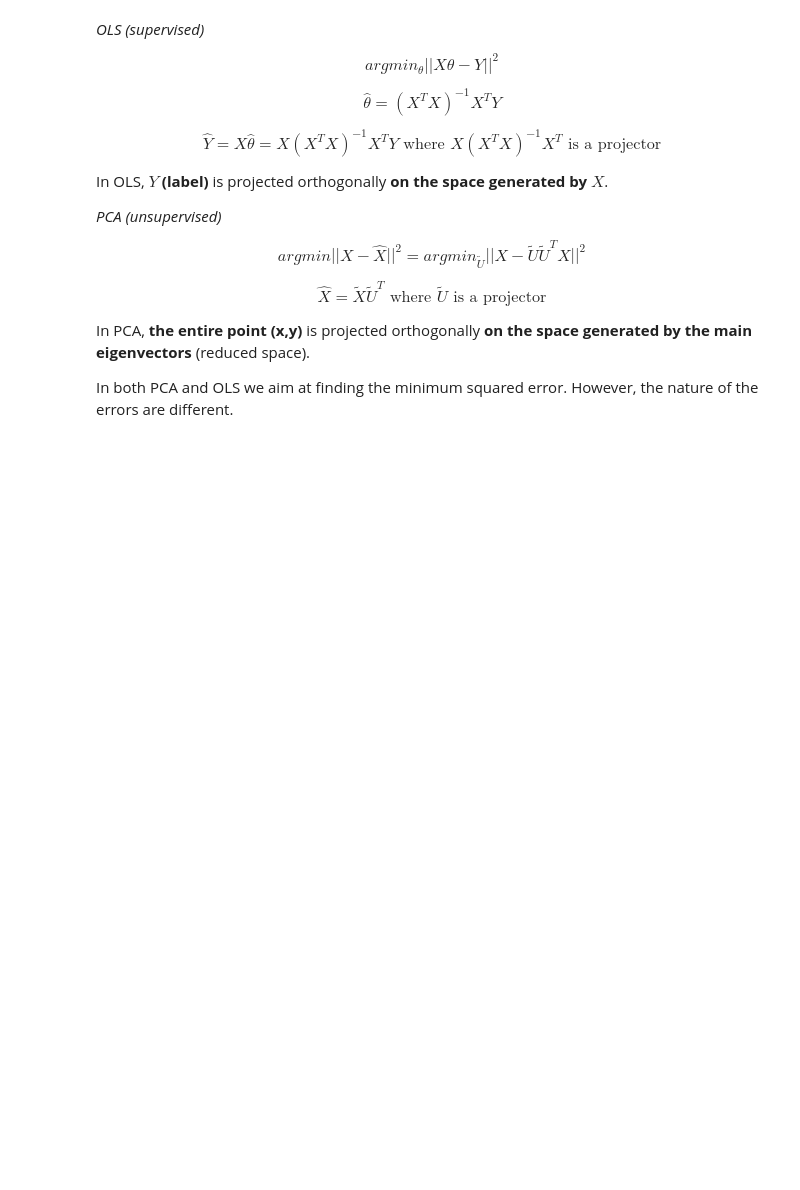
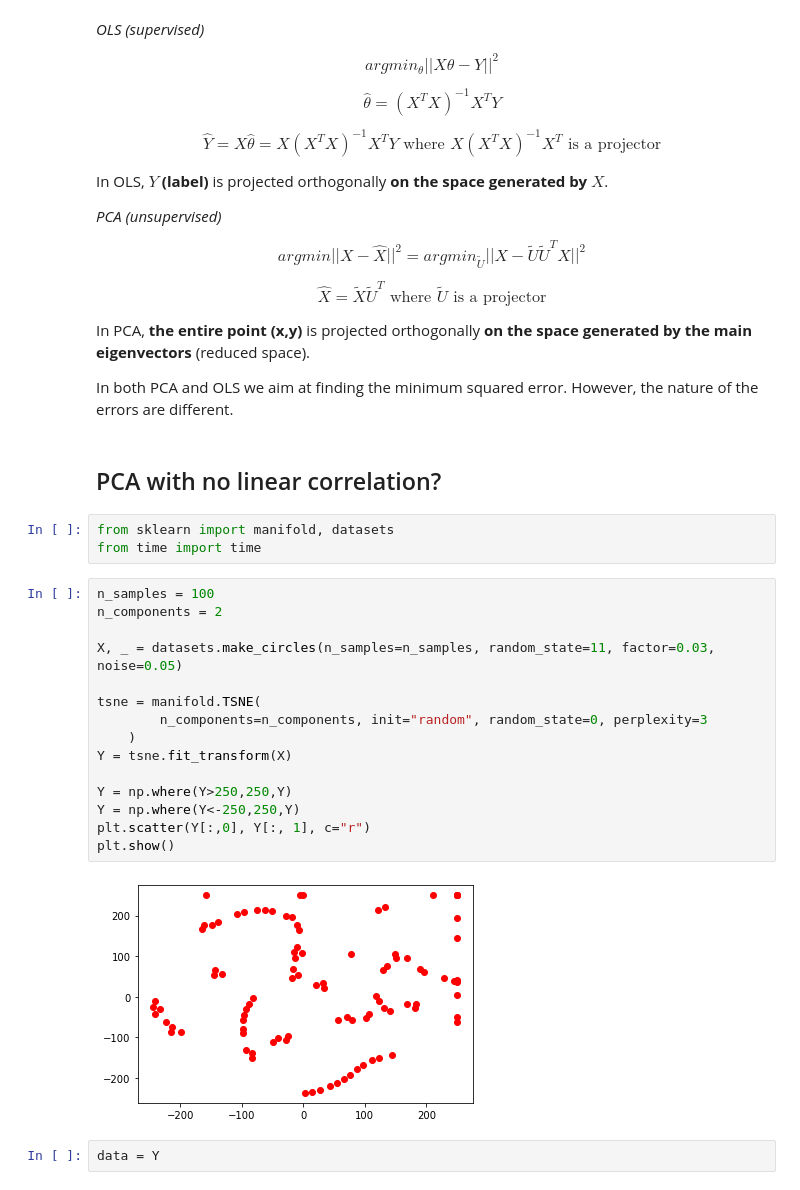
Before and after one commit to savoga/python_exos, a Jupyter notebook: PCA_from_scratch.ipynb, the cells around one changed output. Cells and saved outputs as stored; diff of their text form; blank space fills up the shorter version.

Commit message:
add non linear example

```diff
--- a/PCA_from_scratch.ipynb
+++ b/PCA_from_scratch.ipynb
@@ -280,3 +281,27 @@ $$\hat{X} = \tilde{X}\tilde{U}^T \text{ where }\tilde{U} \text{ is a projector}$
 In PCA, **the entire point (x,y)** is projected orthogonally **on the space generated by the main eigenvectors** (reduced space).
 
 In both PCA and OLS we aim at finding the minimum squared error. However, the nature of the errors are different.
+# %% [markdown]
+## PCA with no linear correlation?
+# %%
+from sklearn import manifold, datasets
+from time import time
+# %%
+n_samples = 100
+n_components = 2
+
+X, _ = datasets.make_circles(n_samples=n_samples, random_state=11, factor=0.03, noise=0.05)
+
+tsne = manifold.TSNE(
+        n_components=n_components, init="random", random_state=0, perplexity=3
+    )
+Y = tsne.fit_transform(X)
+
+Y = np.where(Y>250,250,Y)
+Y = np.where(Y<-250,250,Y)
+plt.scatter(Y[:,0], Y[:, 1], c="r")
+plt.show()
+# %% [output]
+[figure, added]
+# %%
+data = Y
```
Also changed, not shown: parts of 23 cells of this notebook.
